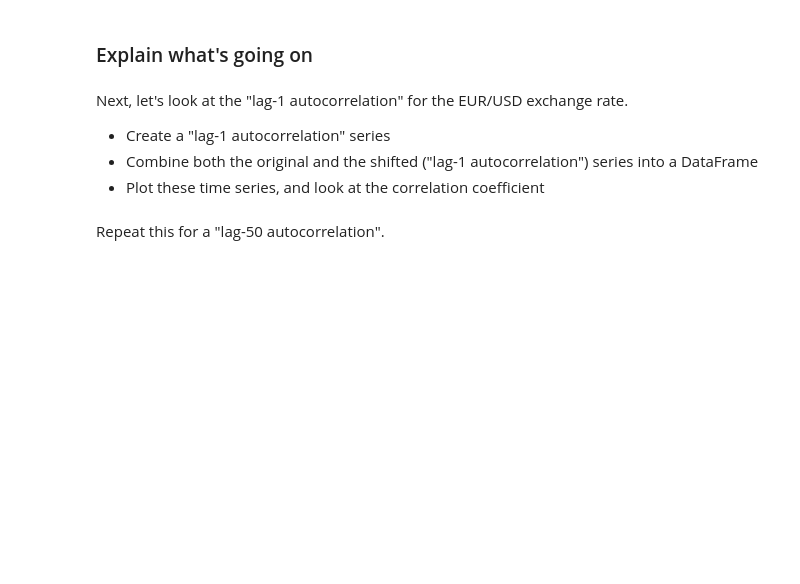
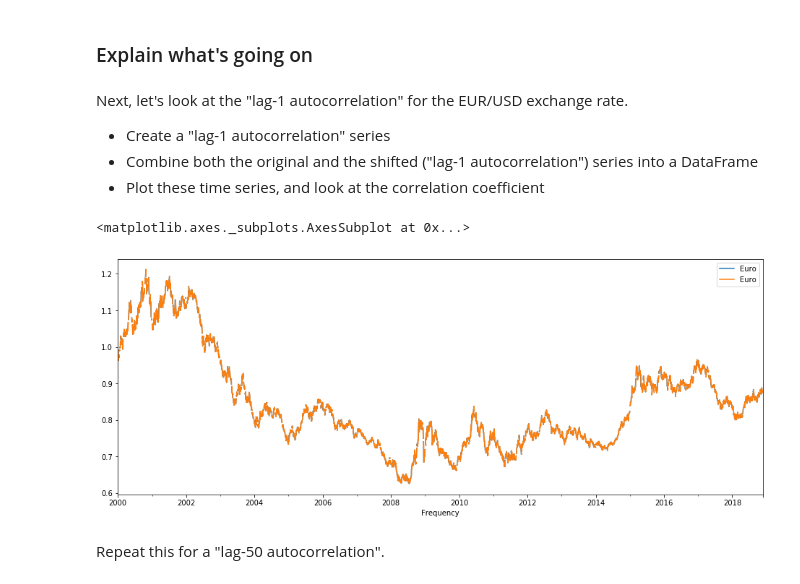
Before and after one commit to rmei97/dsc-corr-autocorr-in-time-series-lab-nyc-ds-033020, a Jupyter notebook: index.ipynb, the cells around one changed output. Drawn from its saved outputs; the diff is of its cells as text; code cells hidden in the pictures; blank space fills up the shorter version.

```diff
--- a/index.ipynb
+++ b/index.ipynb
@@ -118,9 +118,12 @@ eur_shift_1 = eur.shift(periods = 1)
 # %%
 # Combine the original and shifted time series
 lag_1 = pd.concat([eur,eur_shift_1],axis = 1)
 
 # Plot
-lag_1.plot
+lag_1.plot(figsize =(16,6))
+# %% [output]
+<matplotlib.axes._subplots.AxesSubplot at 0x...>
+[figure, added]
 # %%
 # Correlation
 # %% [markdown]
```
